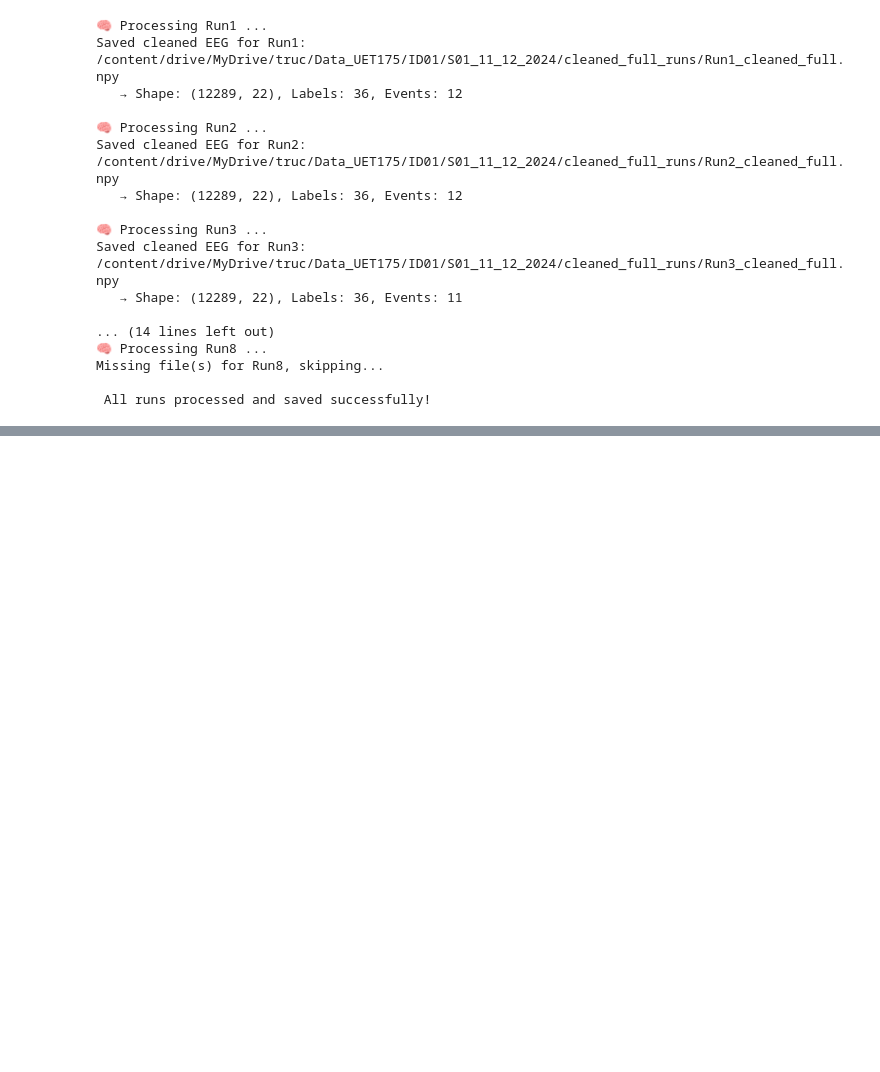
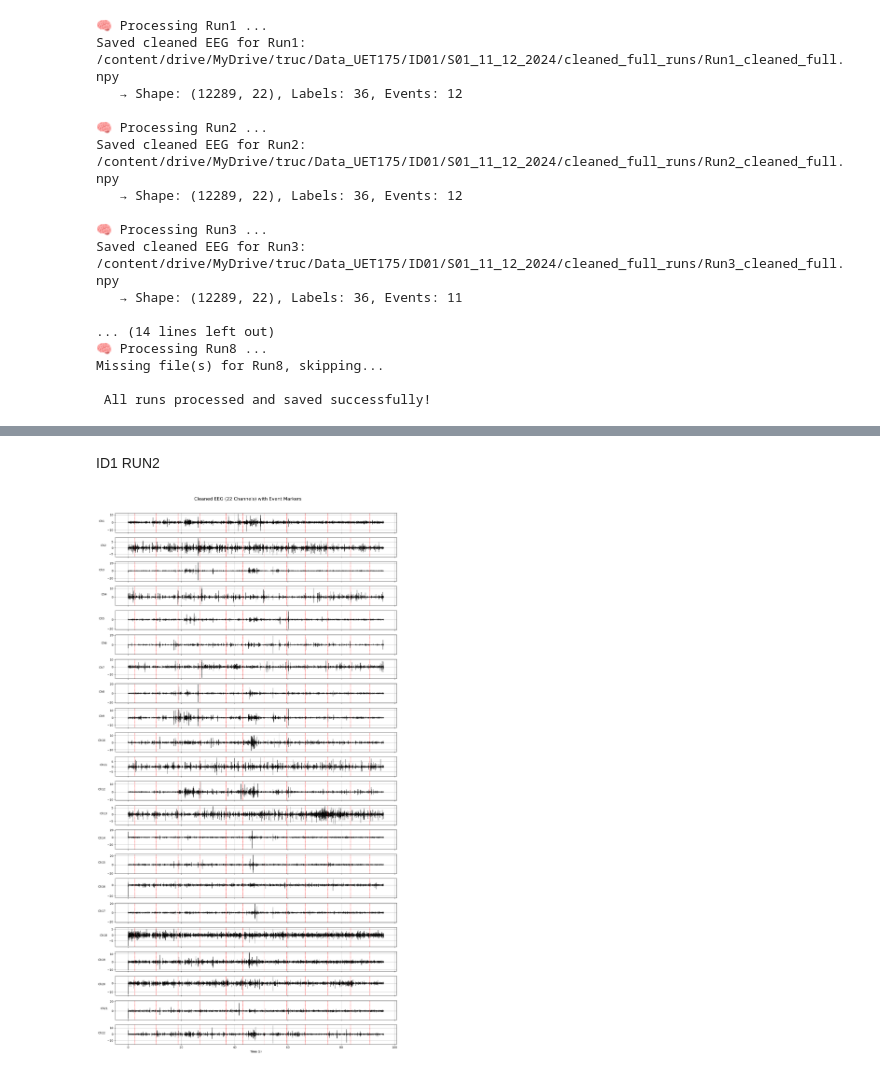
Before and after one commit to Doan-Truc/Doan-Truc, a Jupyter notebook: preprocessing-prethe.ipynb, the cells around one changed output, grey strips where cells are left out. Drawn from its saved outputs; the diff is of its cells as text; code cells hidden in the pictures; blank space fills up the shorter version.

```diff
--- a/preprocessing-prethe.ipynb
+++ b/preprocessing-prethe.ipynb
@@ -132,0 +223,56 @@ Missing file(s) for Run8, skipping...
+# %% [markdown]
+ID1 RUN2
+# %%
+import numpy as np
+import matplotlib.pyplot as plt
+
+# ==== Load EEG data ====
+data_path = "/content/drive/MyDrive/truc/Data_UET175/ID01/S01_11_12_2024/cleaned_full_runs/Run2_cleaned_full.npy"
+data = np.load(data_path, allow_pickle=True).item()
+
+eeg = data["eeg_clean"]          # (samples, 22)
+labels = data["labels"]          # list các nhãn hành động
+events = data["events"]          # timestamp bắt đầu trial (đơn vị sample)
+fs = data["sampling_rate"]       # 128 Hz
+n_channels = data["channel_count"]
+
+# ==== Tạo vector thời gian ====
+time = np.arange(eeg.shape[0]) / fs  # giây
+
+# ==== Khai báo mapping nhãn ====
+label_map = {
+    '1': 'Rest',
+    '2': 'Cue',
+    '3': 'Right Hand',
+    '4': 'Left Hand',
+    '5': 'Right Foot',
+    '6': 'Left Foot'
+}
+
+# ==== Vẽ EEG 22 kênh ====
+fig, axs = plt.subplots(n_channels, 1, figsize=(15, 28), sharex=True)
+
+for i in range(n_channels):
+    axs[i].plot(time, eeg[:, i], lw=0.5, color='black')
+    axs[i].set_ylabel(f"Ch{i+1}", rotation=0, labelpad=20)
+    axs[i].grid(True)
+
+# ==== Thêm marker cho các event ====
+for idx, ev in enumerate(events):
+    ev_time = ev / fs
+    label_idx = idx * 4 + 2  # MI action thứ 3 trong 4 hành động mỗi trial
+    if label_idx < len(labels):
+        label = label_map.get(labels[label_idx], "Unknown")
+    else:
+        label = "Unknown"
+
+    for ax in axs:
+        ax.axvline(ev_time, color='red', linestyle='--', lw=0.8)
+        """ax.text(ev_time + 0.2, ax.get_ylim()[1]*0.8, label, color='blue', fontsize=6)"""
+
+axs[-1].set_xlabel("Time (s)")
+plt.suptitle("Cleaned EEG (22 Channels) with Event Markers", fontsize=16)
+plt.tight_layout(rect=[0, 0, 1, 0.97])
+plt.show()
+# %% [output]
+[figure, added]
```
Also changed, not shown: parts of 3 cells of this notebook.
